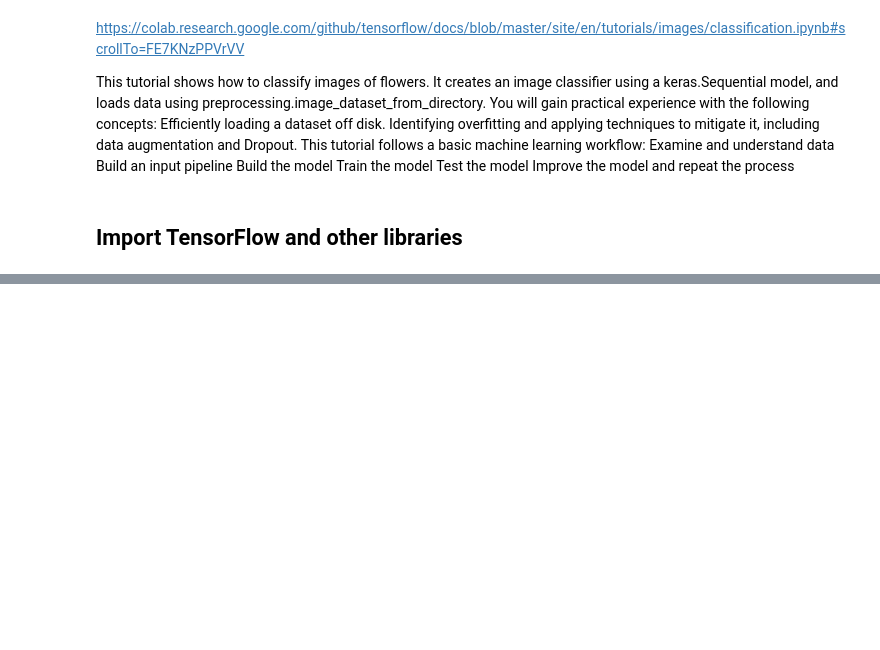
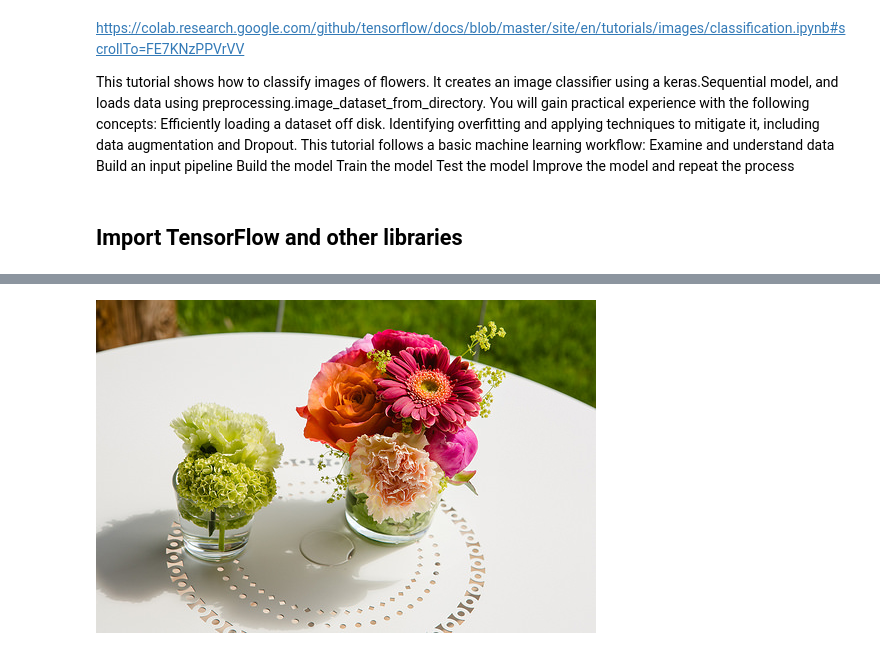
Before and after one commit to arunmadhuk/Machine-Learning, a Jupyter notebook: Image_classification_using_TensorFlow.ipynb, the cells around one changed output, grey strips where cells are left out. Drawn from its saved outputs; the diff is of its cells as text; code cells hidden in the pictures; blank space fills up the shorter version.

```diff
--- a/Image_classification_using_TensorFlow.ipynb
+++ b/Image_classification_using_TensorFlow.ipynb
@@ -29,0 +59,4 @@ from tensorflow.keras.models import Sequential
+# %%
+PIL.Image.open(str(roses[1]))
+# %% [output]
+[figure, added]
```
Also changed, not shown: parts of 61 cells of this notebook.
